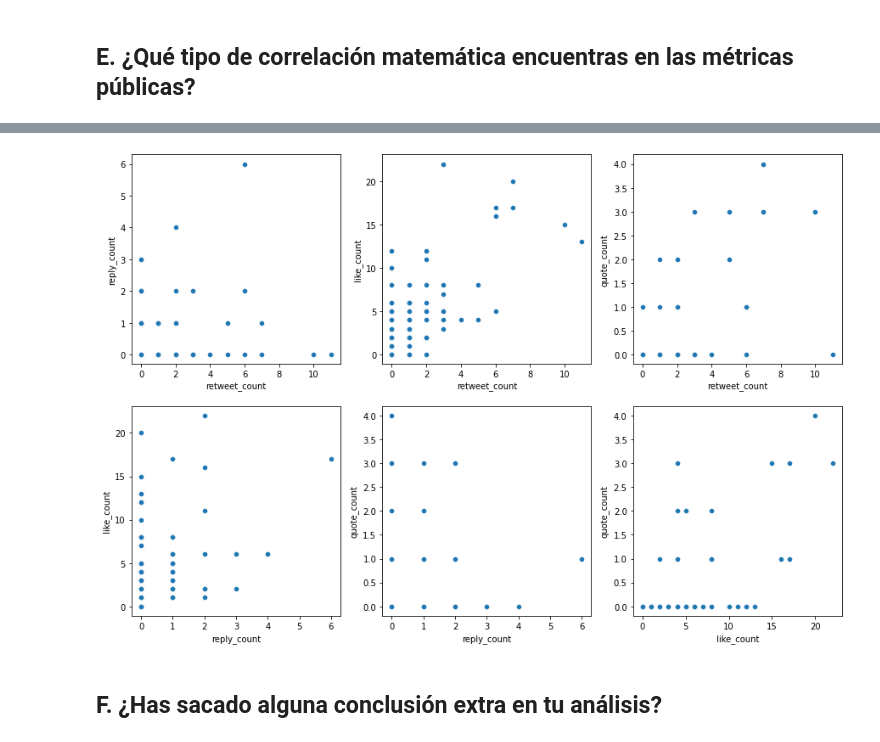
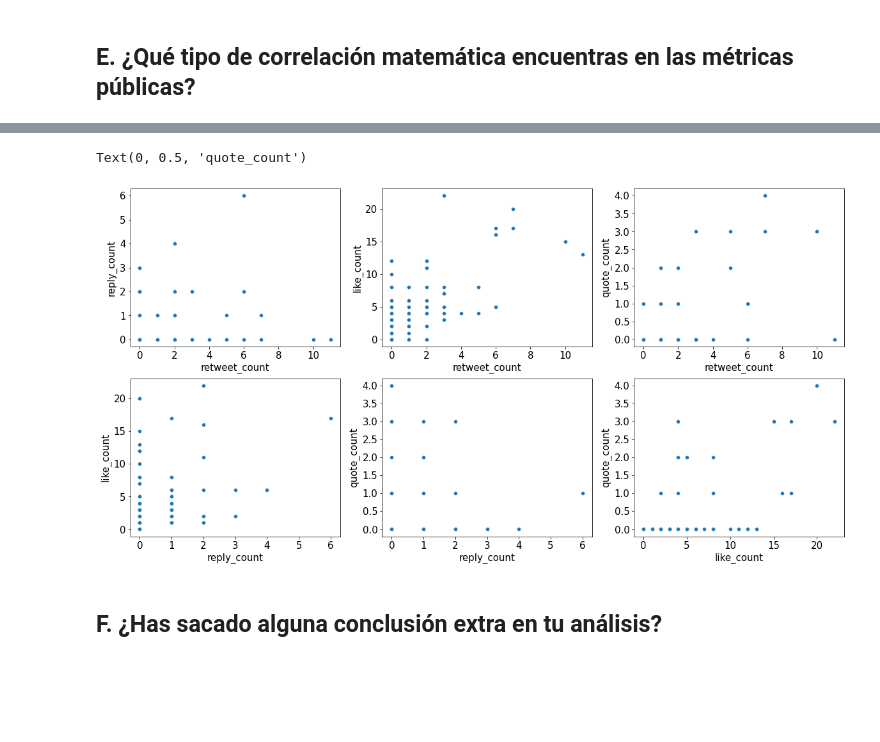
Before and after one commit to Toni2Morales/PruebaTecnica, a Jupyter notebook: analisis.ipynb, the cells around one changed output, grey strips where cells are left out. Cells and saved outputs as stored; diff of their text form; code cells hidden in the pictures; blank space fills up the shorter version.

```diff
--- a/analisis.ipynb
+++ b/analisis.ipynb
@@ -47,0 +61,2 @@ data[data["retweet_count"] == data["retweet_count"].max()]
+# %%
+data["repercusion"] = data["quote_count"] + data["reply_count"] + data["like_count"] + data["retweet_count"]
@@ -106,19 +142,44 @@ sns.heatmap(data[["retweet_count", "reply_count", "like_count", "quote_count"]].
 # %%
-plt.figure(figsize = (15,10));
+plt.figure(figsize = (20,10));
 plt.subplot(2,3,1);
 sns.scatterplot(data["retweet_count"], data["reply_count"]);
+plt.xticks(fontsize = 15)
+plt.yticks(fontsize = 15)
+plt.xlabel('retweet_count', fontsize=15)
+plt.ylabel('reply_count', fontsize=15)
 plt.subplot(2,3,2);
 sns.scatterplot(data["retweet_count"], data["like_count"]);
+plt.xticks(fontsize = 15)
+plt.yticks(fontsize = 15)
+plt.xlabel('retweet_count', fontsize=15)
+plt.ylabel('like_count', fontsize=15)
 plt.subplot(2,3,3);
 sns.scatterplot(data["retweet_count"], data["quote_count"]);
+plt.xticks(fontsize = 15)
+plt.yticks(fontsize = 15)
+plt.xlabel('retweet_count', fontsize=15)
+plt.ylabel('quote_count', fontsize=15)
 plt.subplot(2,3,4);
 sns.scatterplot(data["reply_count"], data["like_count"]);
+plt.xticks(fontsize = 15)
+plt.yticks(fontsize = 15)
+plt.xlabel('reply_count', fontsize=15)
+plt.ylabel('like_count', fontsize=15)
 plt.subplot(2,3,5);
 sns.scatterplot(data["reply_count"], data["quote_count"]);
+plt.xticks(fontsize = 15)
+plt.yticks(fontsize = 15)
+plt.xlabel('reply_count', fontsize=15)
+plt.ylabel('quote_count', fontsize=15)
 plt.subplot(2,3,6);
 sns.scatterplot(data["like_count"], data["quote_count"]);
+plt.xticks(fontsize = 15)
+plt.yticks(fontsize = 15)
+plt.xlabel('like_count', fontsize=15)
+plt.ylabel('quote_count', fontsize=15)
 # %% [output]
+Text(0, 0.5, 'quote_count')
-[figure, old version]
+[figure, new version]
 # %% [markdown]
 ## F. ¿Has sacado alguna conclusión extra en tu análisis?
 # %% [markdown]
```
Also changed, not shown: parts of 19 cells of this notebook, 2 other files.
